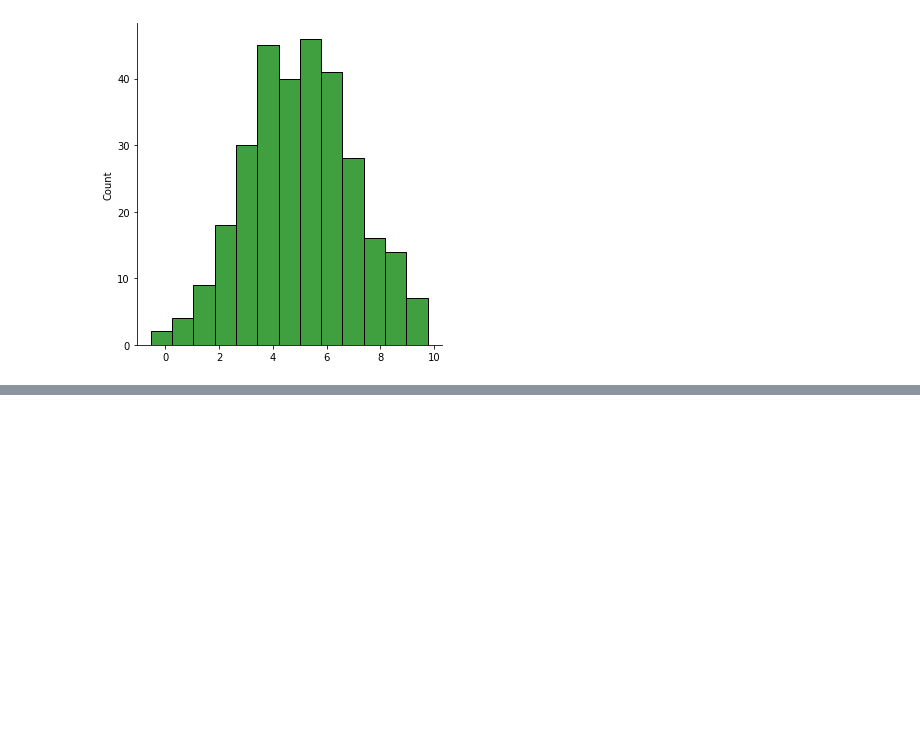
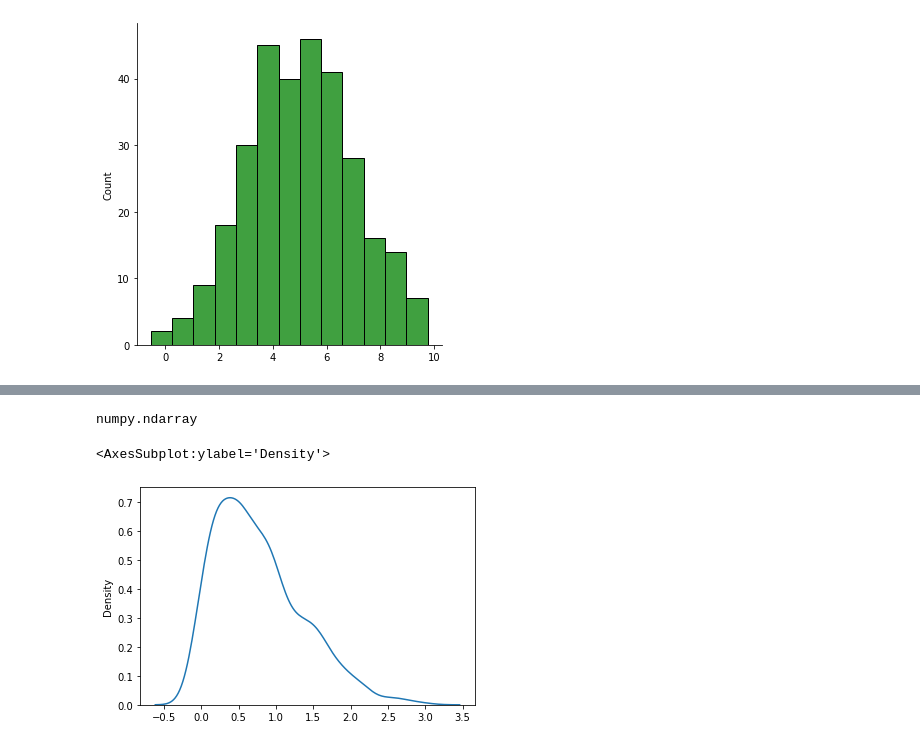
Before and after one commit to everwitt7/66-Days-of-Data, a Jupyter notebook: prob_vis.ipynb, the cells around one changed output, grey strips where cells are left out. Drawn from its saved outputs; the diff is of its cells as text; code cells hidden in the pictures; blank space fills up the shorter version.

```diff
--- a/prob_vis.ipynb
+++ b/prob_vis.ipynb
@@ -76,0 +105,12 @@ sns.displot(x=x, y=y, kind='kde')
+# %%
+#let's create a RV with positive skew then transform it!
+skew_pdf = skewnorm.rvs(a=10, size=1000)
+type(skew_pdf)
+# %% [output]
+numpy.ndarray
+# %%
+#what does this empirical distribution look like?
+sns.kdeplot(data=skew_pdf)
+# %% [output]
+<AxesSubplot:ylabel='Density'>
+[figure, added]
```
Also changed, not shown: parts of 21 cells of this notebook, 1 other file.
